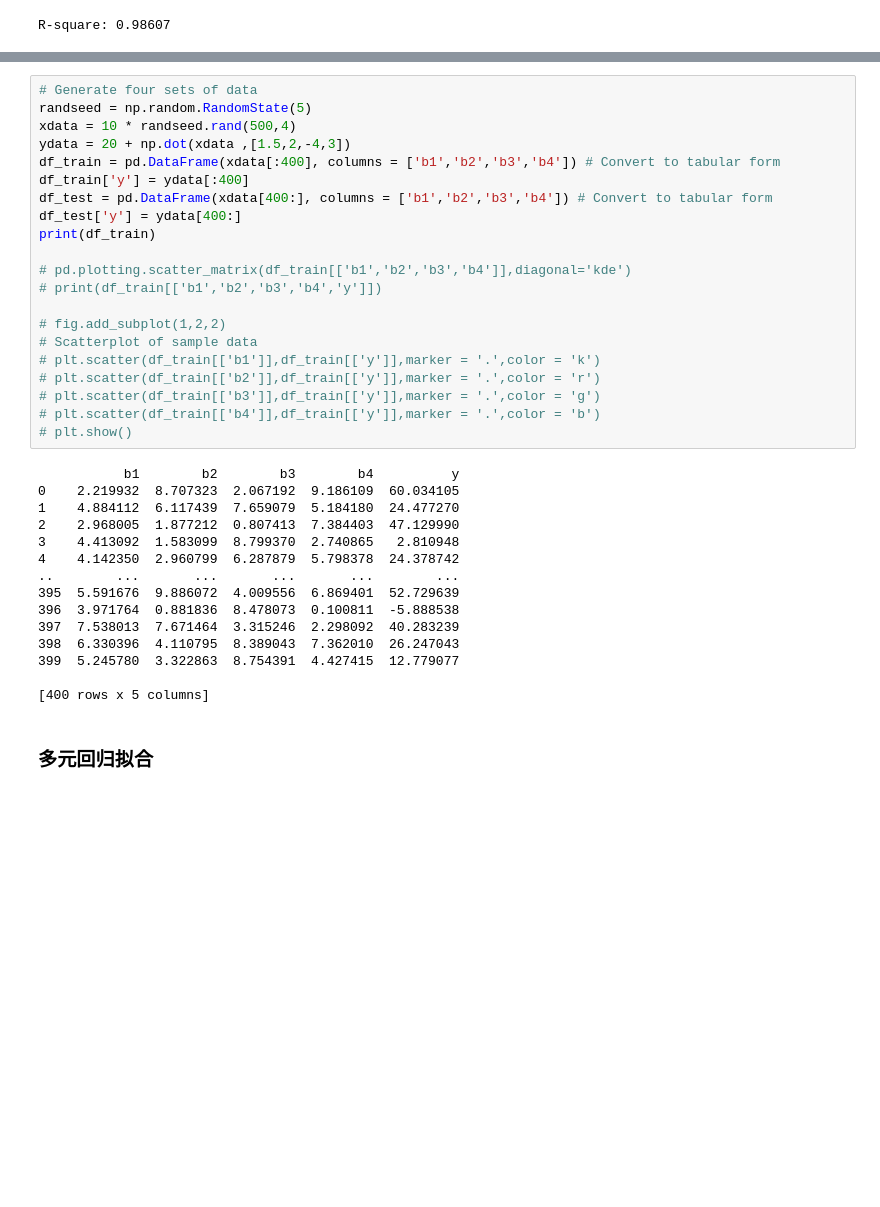
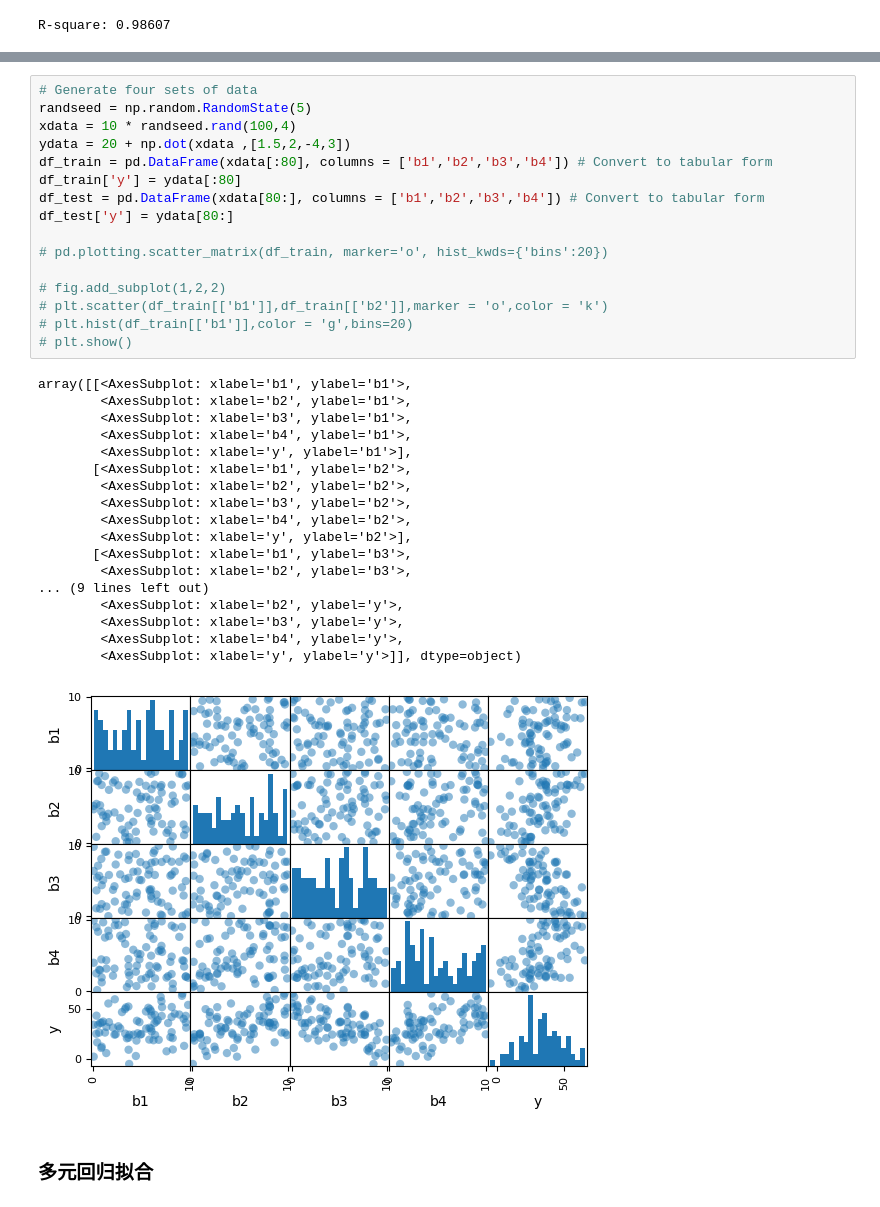
Before and after one commit to SILENT-GUO/MCM_works, a Jupyter notebook: 模型相关/回归.ipynb, the cells around one changed output, grey strips where cells are left out. Saved outputs shown, nothing was run; the diff lists cells and outputs as text; blank space fills up the shorter version.

```diff
--- a/模型相关/回归.ipynb
+++ b/模型相关/回归.ipynb
@@ -118,39 +165,38 @@ R-square: 0.98607
 # %%
 # Generate four sets of data
 randseed = np.random.RandomState(5)
-xdata = 10 * randseed.rand(500,4)
+xdata = 10 * randseed.rand(100,4)
 ydata = 20 + np.dot(xdata ,[1.5,2,-4,3])
-df_train = pd.DataFrame(xdata[:400], columns = ['b1','b2','b3','b4']) # Convert to tabular form
-df_train['y'] = ydata[:400]
-df_test = pd.DataFrame(xdata[400:], columns = ['b1','b2','b3','b4']) # Convert to tabular form
-df_test['y'] = ydata[400:]
-print(df_train)
+df_train = pd.DataFrame(xdata[:80], columns = ['b1','b2','b3','b4']) # Convert to tabular form
+df_train['y'] = ydata[:80]
+df_test = pd.DataFrame(xdata[80:], columns = ['b1','b2','b3','b4']) # Convert to tabular form
+df_test['y'] = ydata[80:]
 
-# pd.plotting.scatter_matrix(df_train[['b1','b2','b3','b4']],diagonal='kde')
-# print(df_train[['b1','b2','b3','b4','y']])
+# pd.plotting.scatter_matrix(df_train, marker='o', hist_kwds={'bins':20})
 
 # fig.add_subplot(1,2,2)
-# Scatterplot of sample data
-# plt.scatter(df_train[['b1']],df_train[['y']],marker = '.',color = 'k')
-# plt.scatter(df_train[['b2']],df_train[['y']],marker = '.',color = 'r')
-# plt.scatter(df_train[['b3']],df_train[['y']],marker = '.',color = 'g')
-# plt.scatter(df_train[['b4']],df_train[['y']],marker = '.',color = 'b')
+# plt.scatter(df_train[['b1']],df_train[['b2']],marker = 'o',color = 'k')
+# plt.hist(df_train[['b1']],color = 'g',bins=20)
 # plt.show()
 # %% [output]
-           b1        b2        b3        b4          y
-0    2.219932  8.707323  2.067192  9.186109  60.034105
-1    4.884112  6.117439  7.659079  5.184180  24.477270
-2    2.968005  1.877212  0.807413  7.384403  47.129990
-3    4.413092  1.583099  8.799370  2.740865   2.810948
-4    4.142350  2.960799  6.287879  5.798378  24.378742
-..        ...       ...       ...       ...        ...
-395  5.591676  9.886072  4.009556  6.869401  52.729639
-396  3.971764  0.881836  8.478073  0.100811  -5.888538
-397  7.538013  7.671464  3.315246  2.298092  40.283239
-398  6.330396  4.110795  8.389043  7.362010  26.247043
-399  5.245780  3.322863  8.754391  4.427415  12.779077
-
-[400 rows x 5 columns]
+array([[<AxesSubplot: xlabel='b1', ylabel='b1'>,
+        <AxesSubplot: xlabel='b2', ylabel='b1'>,
+        <AxesSubplot: xlabel='b3', ylabel='b1'>,
+        <AxesSubplot: xlabel='b4', ylabel='b1'>,
+        <AxesSubplot: xlabel='y', ylabel='b1'>],
+       [<AxesSubplot: xlabel='b1', ylabel='b2'>,
+        <AxesSubplot: xlabel='b2', ylabel='b2'>,
+        <AxesSubplot: xlabel='b3', ylabel='b2'>,
+        <AxesSubplot: xlabel='b4', ylabel='b2'>,
+        <AxesSubplot: xlabel='y', ylabel='b2'>],
+       [<AxesSubplot: xlabel='b1', ylabel='b3'>,
+        <AxesSubplot: xlabel='b2', ylabel='b3'>,
+... (9 lines left out)
+        <AxesSubplot: xlabel='b2', ylabel='y'>,
+        <AxesSubplot: xlabel='b3', ylabel='y'>,
+        <AxesSubplot: xlabel='b4', ylabel='y'>,
+        <AxesSubplot: xlabel='y', ylabel='y'>]], dtype=object)
+[figure, added]
 # %% [markdown]
 ### 多元回归拟合
 # %%
```
Also changed, not shown: parts of 11 cells of this notebook.
